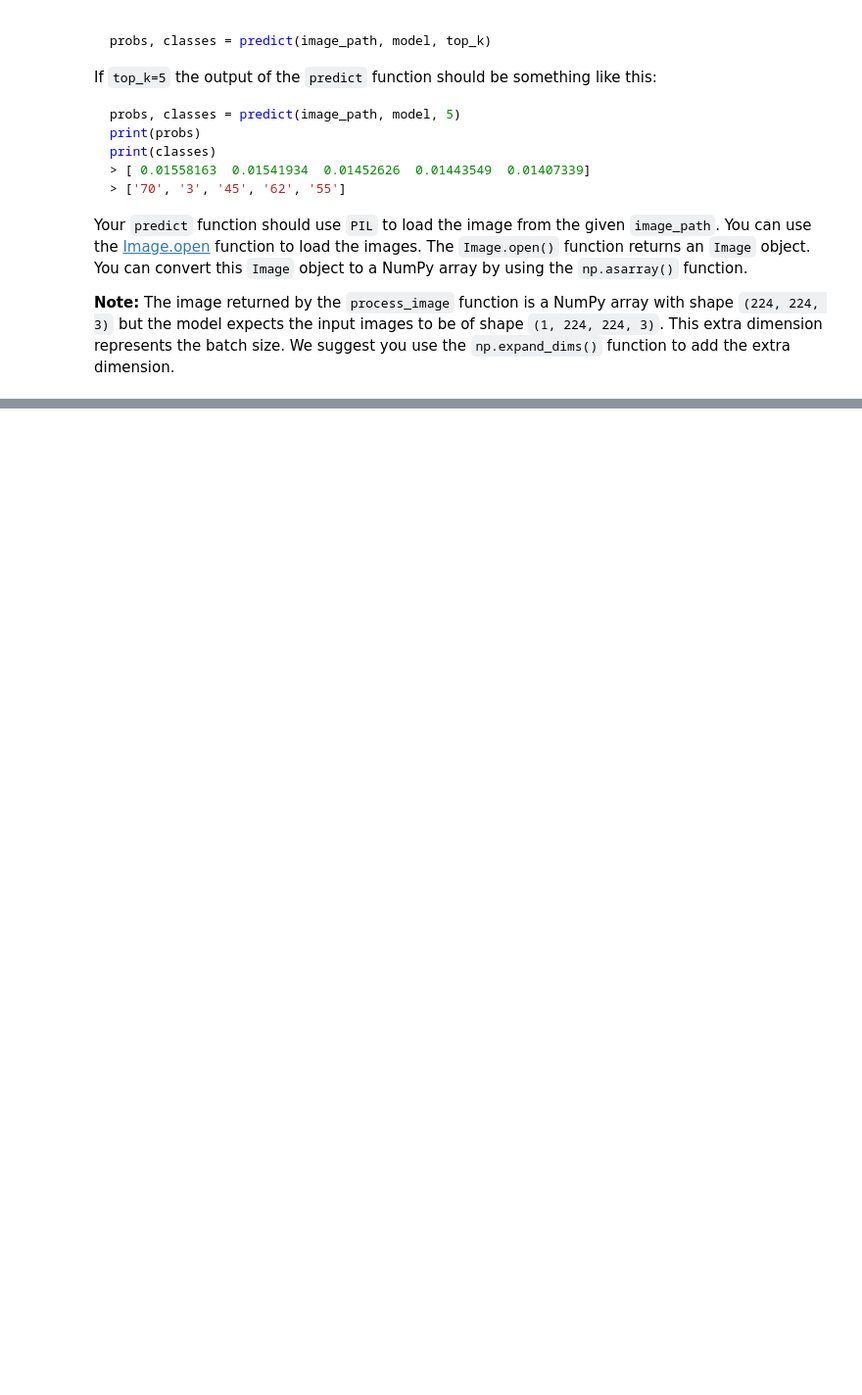
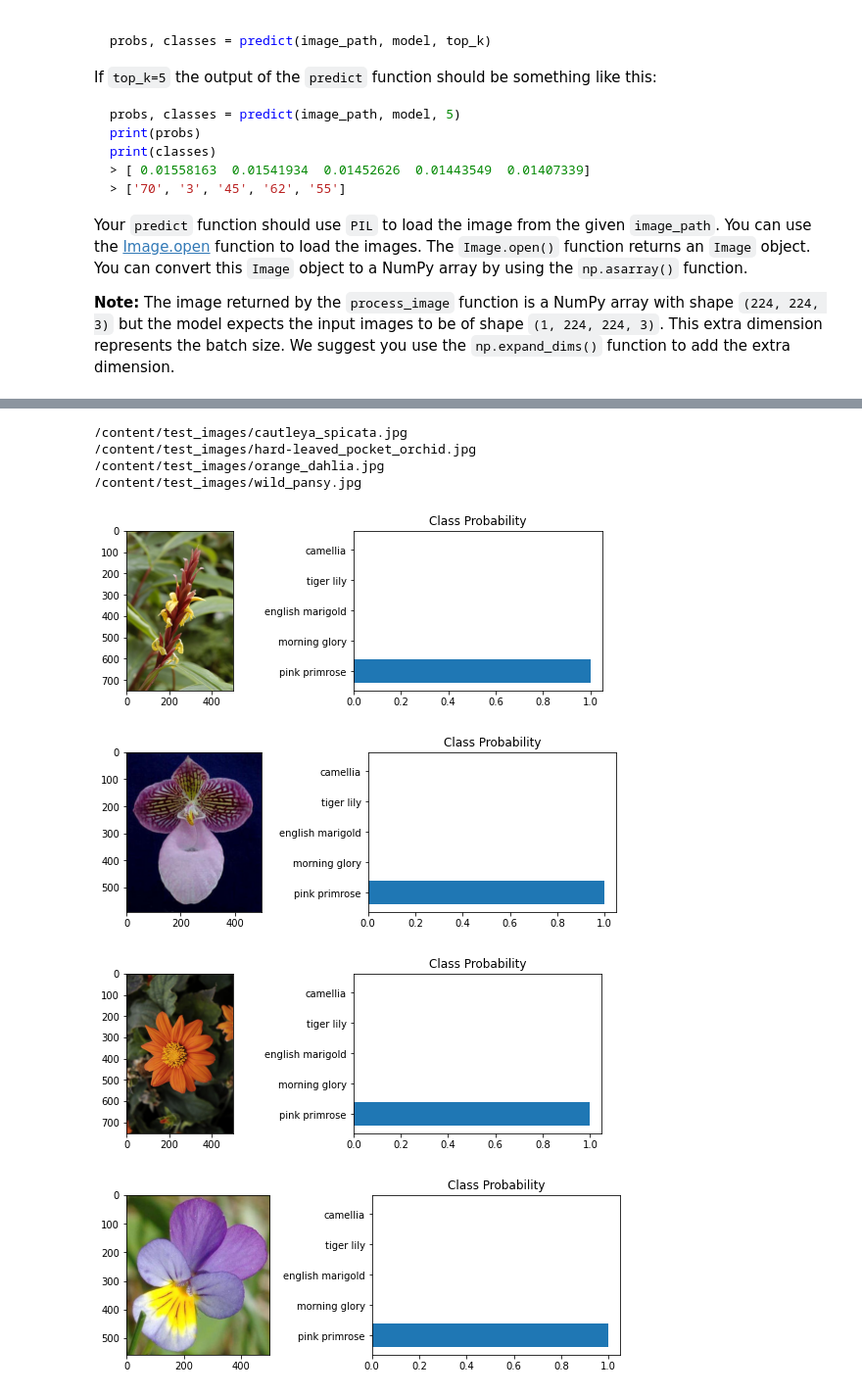
Before and after one commit to Abdulrahman-CS99/Image-Classifier, a Jupyter notebook: Project_Image_Classifier_Project.ipynb, the cells around one changed output, grey strips where cells are left out. Shown at 98% size. Saved outputs shown, nothing was run; the diff lists cells and outputs as text; code cells hidden in the pictures; blank space fills up the shorter version.

```diff
--- a/Project_Image_Classifier_Project.ipynb
+++ b/Project_Image_Classifier_Project.ipynb
@@ -414,3 +424,11 @@ Finally, convert your image back to a NumPy array using the `.numpy()` method.
+# %%
+# TODO: Create the process_image function
+
+def process_image(image):
+  image=tf.convert_to_tensor(image,tf.float32)
+  image=tf.image.resize(image,(image_size,image_size))
+  image/=255
+  return image
 # %% [markdown]
 To check your `process_image` function we have provided 4 images in the `./test_images/` folder:
 
@@ -465,3 +482,11 @@ Your `predict` function should use `PIL` to load the image from the given `image
+# %%
+def predict(img_path=None, model=None, k=None):
+    im = Image.open(image_path)
+    test_image = np.asarray(im)
+    processed_test_image = process_image(test_image)
+    processed_test_image=np.expand_dims(processed_test_image,0)
+    probs=model.predict(processed_test_image)
+    return tf.nn.top_k(probs, k=k)
 # %% [markdown]
 # Sanity Check
 
@@ -481,0 +505,26 @@ You can convert from the class integer labels to actual flower names using `clas
+# %%
+paths=['/content/test_images/cautleya_spicata.jpg',
+       '/content/test_images/hard-leaved_pocket_orchid.jpg',
+       '/content/test_images/orange_dahlia.jpg',
+      '/content/test_images/wild_pansy.jpg' ]
+# %%
+for path in paths:
+  print(path)
+
+  probs, classes = predict(img_path=path, model=model, k=5)
+  props_bar=[class_names.get(str(key)) if key else "Placeholder" for key in classes.numpy().squeeze().tolist()]
+  im = Image.open(path)
+  test_image = np.asarray(im)
+  fig,(ax1,ax2)=plt.subplots(figsize=(10,3),ncols=2)
+  ax1.imshow(test_image,cmap=plt.cm.binary)
+  ax2.set_title('Class Probability')
+  ax2.barh(props_bar,probs[0])
+# %% [output]
+/content/test_images/cautleya_spicata.jpg
+/content/test_images/hard-leaved_pocket_orchid.jpg
+/content/test_images/orange_dahlia.jpg
+/content/test_images/wild_pansy.jpg
+[figure, added]
+[figure, added]
+[figure, added]
+[figure, added]
```
Also changed, not shown: parts of 16 cells of this notebook.
